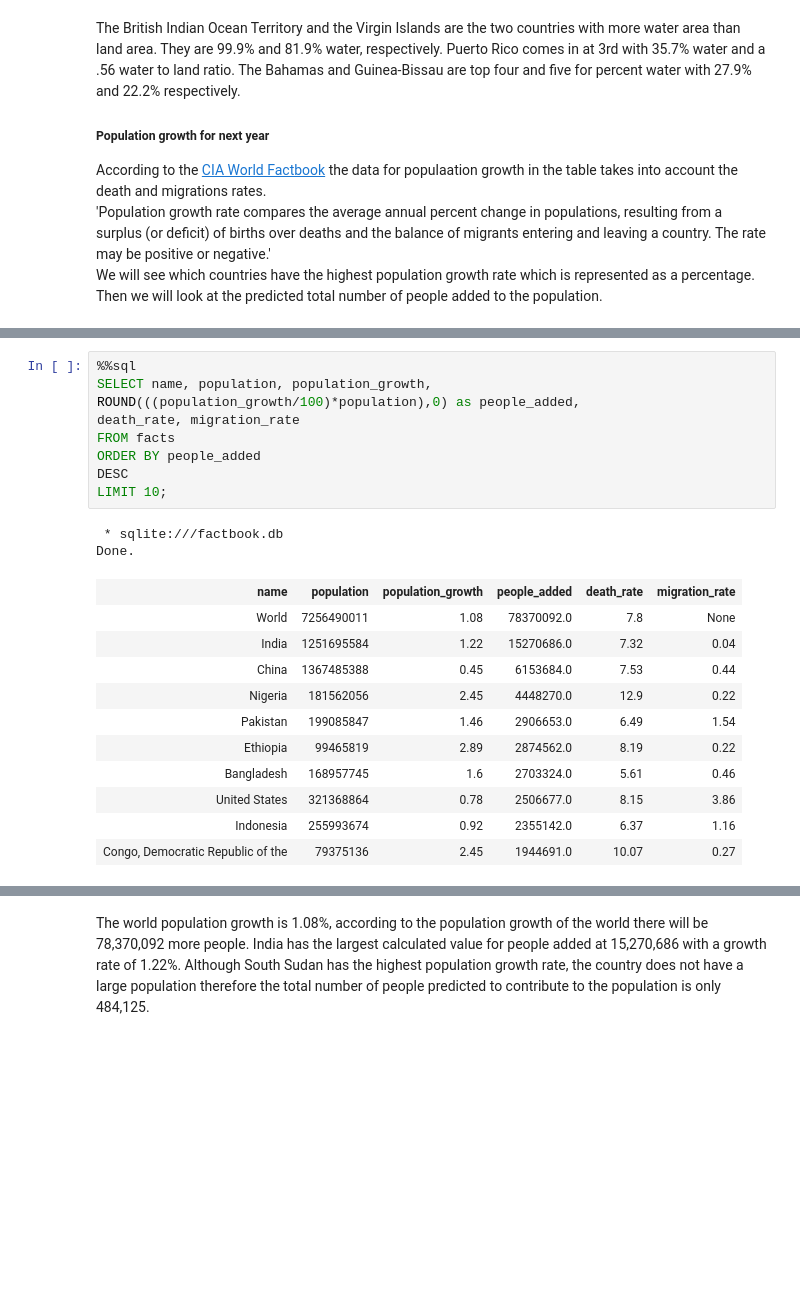
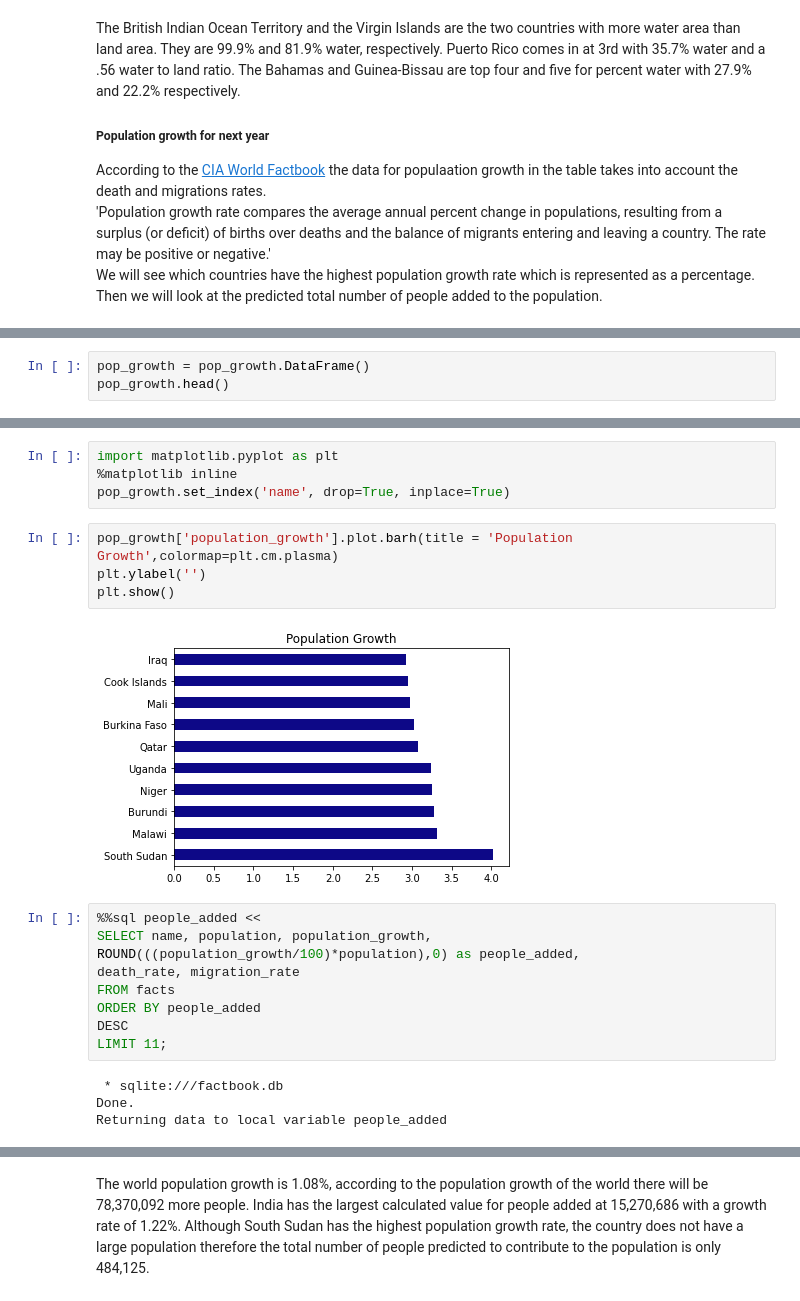
Before and after one commit to tehila440/analyzing_cia_factbook, a Jupyter notebook: 4.1_Analyzing CIA Factbook Data Using SQL.ipynb, the cells around one changed output, grey strips where cells are left out. Saved outputs shown, nothing was run; the diff lists cells and outputs as text; blank space fills up the shorter version.

Commit message:
added visuals and updated README

```diff
--- a/4.1_Analyzing CIA Factbook Data Using SQL.ipynb
+++ b/4.1_Analyzing CIA Factbook Data Using SQL.ipynb
@@ -186,0 +177,3 @@ Done.
+# %%
+pop_growth = pop_growth.DataFrame()
+pop_growth.head()
@@ -187,23 +187,23 @@ Done.
+# %%
+import matplotlib.pyplot as plt
+%matplotlib inline
+pop_growth.set_index('name', drop=True, inplace=True)
+# %%
+pop_growth['population_growth'].plot.barh(title = 'Population Growth',colormap=plt.cm.plasma)
+plt.ylabel('')
+plt.show()
+# %% [output]
+[figure, added]
 # %%
-%%sql
+%%sql people_added <<
 SELECT name, population, population_growth,
 ROUND(((population_growth/100)*population),0) as people_added,
 death_rate, migration_rate
 FROM facts
 ORDER BY people_added
 DESC
-LIMIT 10;
+LIMIT 11;
 # %% [output]
  * sqlite:///factbook.db
 Done.
+Returning data to local variable people_added
-| name | population | population_growth | people_added | death_rate | migration_rate |
-| World | 7256490011 | 1.08 | 78370092.0 | 7.8 | None |
-| India | 1251695584 | 1.22 | 15270686.0 | 7.32 | 0.04 |
-| China | 1367485388 | 0.45 | 6153684.0 | 7.53 | 0.44 |
-| Nigeria | 181562056 | 2.45 | 4448270.0 | 12.9 | 0.22 |
-| Pakistan | 199085847 | 1.46 | 2906653.0 | 6.49 | 1.54 |
-| Ethiopia | 99465819 | 2.89 | 2874562.0 | 8.19 | 0.22 |
-| Bangladesh | 168957745 | 1.6 | 2703324.0 | 5.61 | 0.46 |
-| United States | 321368864 | 0.78 | 2506677.0 | 8.15 | 3.86 |
-| Indonesia | 255993674 | 0.92 | 2355142.0 | 6.37 | 1.16 |
-| Congo, Democratic Republic of the | 79375136 | 2.45 | 1944691.0 | 10.07 | 0.27 |
```
Also changed, not shown: parts of 14 cells of this notebook, 2 other files.
